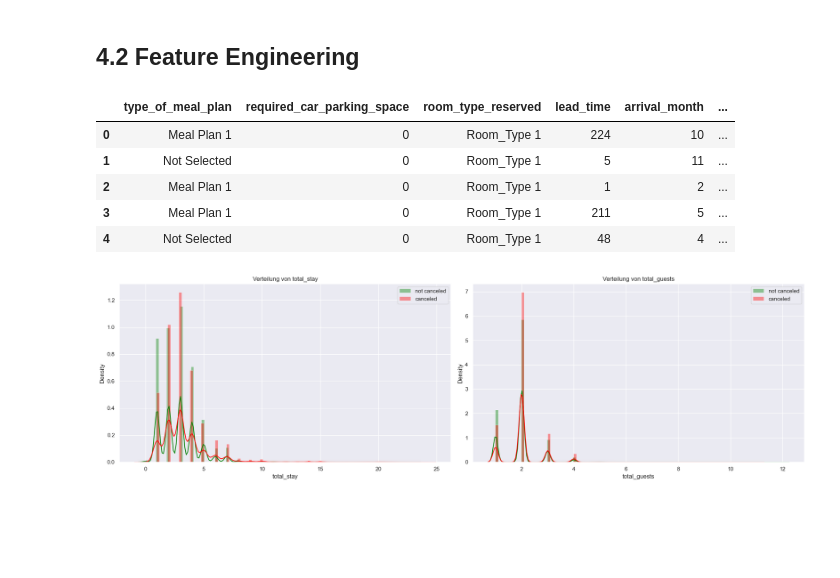
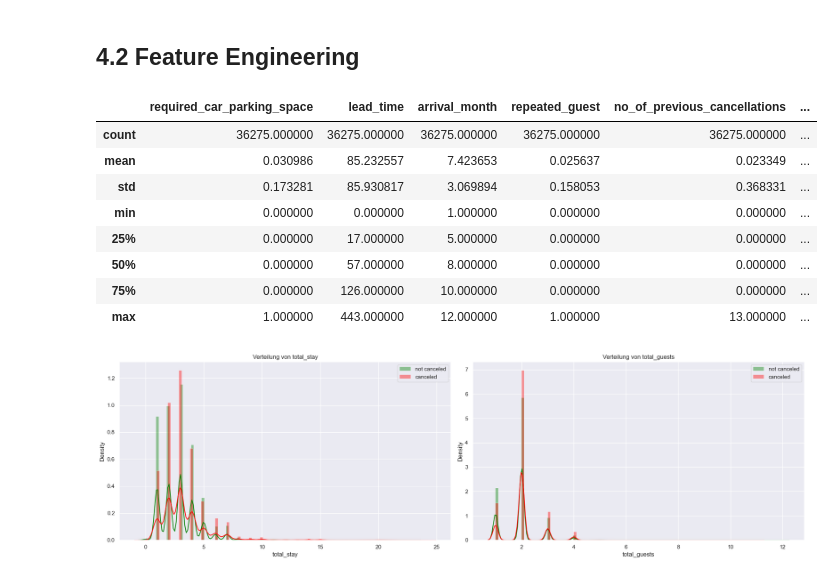
Before and after one commit to Flitschi7/stornierungsvorhersage-im-hotelgewerbe, a Jupyter notebook: hotel_cancellation.ipynb, the cells around one changed output. Cells and saved outputs as stored; diff of their text form; code cells hidden in the pictures; blank space fills up the shorter version.

Commit message:
modified:   Hausarbeit.docx 	modified:   hotel_cancellation.ipynb

```diff
--- a/hotel_cancellation.ipynb
+++ b/hotel_cancellation.ipynb
@@ -415,20 +415,23 @@ Zunächst sollen keine Ausreißer entfernt werden oder Daten normalisiert werden
 # %% [markdown]
 ## 4.2 Feature Engineering
 # %%
-# Gesamt Länge Feature erstellen
+#Gesamt Aufenthalt Feature erstellen
 clean_df['total_stay'] = clean_df['no_of_weekend_nights'] + clean_df['no_of_week_nights']
-# Gesamt Gäste Feature erstellen
+#Gesamt Gäste Feature erstellen
 clean_df['total_guests'] = clean_df['no_of_adults'] + clean_df['no_of_children']
-# Löschen der Features 'no_of_weekend_nights', 'no_of_week_nights', 'no_of_adults', und 'no_of_children'
+#Löschen der Features 'no_of_weekend_nights', 'no_of_week_nights', 'no_of_adults', und 'no_of_children'
 data = clean_df.drop(['no_of_weekend_nights', 'no_of_week_nights', 'no_of_adults', 'no_of_children'], axis=1)
-data.head()
+data.describe()
 # %% [output]
-|  | type_of_meal_plan | required_car_parking_space | room_type_reserved | lead_time | arrival_month | ... |
-| 0 | Meal Plan 1 | 0 | Room_Type 1 | 224 | 10 | ... |
-| 1 | Not Selected | 0 | Room_Type 1 | 5 | 11 | ... |
-| 2 | Meal Plan 1 | 0 | Room_Type 1 | 1 | 2 | ... |
-| 3 | Meal Plan 1 | 0 | Room_Type 1 | 211 | 5 | ... |
-| 4 | Not Selected | 0 | Room_Type 1 | 48 | 4 | ... |
+|  | required_car_parking_space | lead_time | arrival_month | repeated_guest | no_of_previous_cancellations | ... |
+| count | 36275.000000 | 36275.000000 | 36275.000000 | 36275.000000 | 36275.000000 | ... |
+| mean | 0.030986 | 85.232557 | 7.423653 | 0.025637 | 0.023349 | ... |
+| std | 0.173281 | 85.930817 | 3.069894 | 0.158053 | 0.368331 | ... |
+| min | 0.000000 | 0.000000 | 1.000000 | 0.000000 | 0.000000 | ... |
+| 25% | 0.000000 | 17.000000 | 5.000000 | 0.000000 | 0.000000 | ... |
+| 50% | 0.000000 | 57.000000 | 8.000000 | 0.000000 | 0.000000 | ... |
+| 75% | 0.000000 | 126.000000 | 10.000000 | 0.000000 | 0.000000 | ... |
+| max | 1.000000 | 443.000000 | 12.000000 | 1.000000 | 13.000000 | ... |
 # %%
 new_features = ['total_stay', 'total_guests']
 fig, axs = plt.subplots(1, 2, figsize=(20, 6))
```
Also changed, not shown: parts of 2 cells of this notebook, 1 other file.
